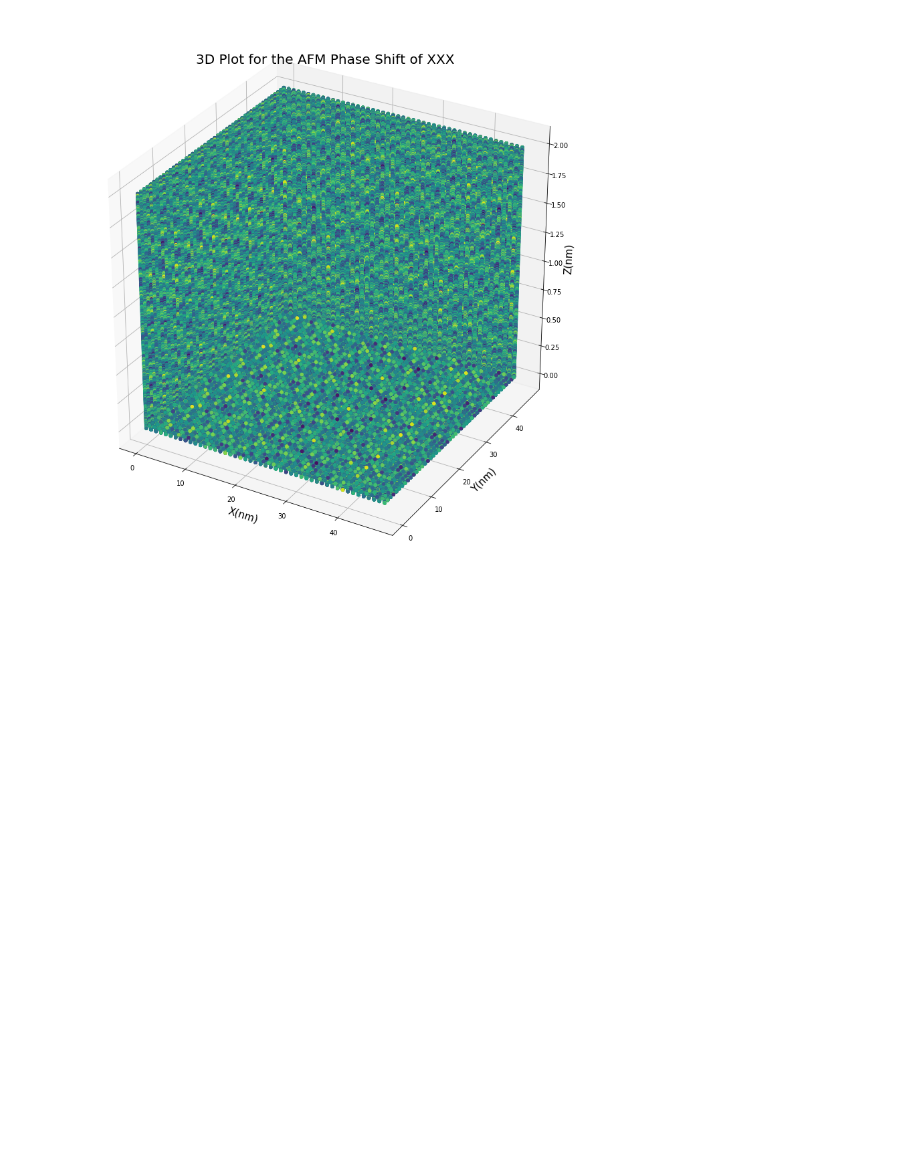
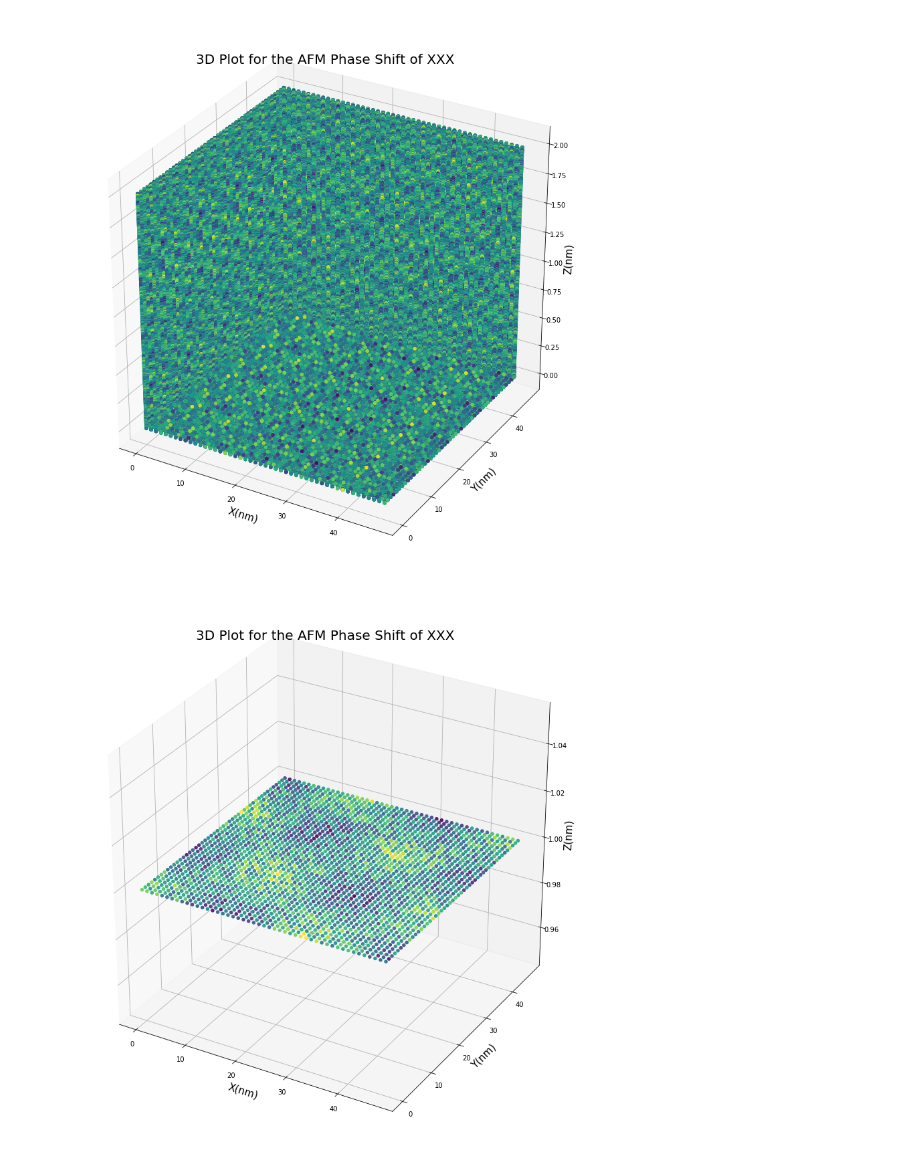
Before and after one commit to EdwardZheng0312/3ddatadiver, a Jupyter notebook: AFM-3dplot.ipynb, the cells around one changed output. Cells and saved outputs as stored; diff of their text form; code cells hidden in the pictures; blank space fills up the shorter version.

Commit message:
modify the 3d plot

```diff
--- a/AFM-3dplot.ipynb
+++ b/AFM-3dplot.ipynb
@@ -37,7 +37,7 @@ for k in range(len(c)):
     for i in range(len(a)):
         B = pslist[k][i]
         for j in range(len(b)):
-            A = pslist[250][i][j]
+            A = pslist[k][i][j]
             psasas.append(A)
 l = psasas
 
@@ -67,0 +66,25 @@ print(A)
+# %%
+a = np.linspace(0, 47, 48)
+b = np.linspace(0, 47, 48)
+c = 1
+x, y, z = np.meshgrid(a, b, c)
+
+#phaseshift information as intensity case
+psasas = []
+for i in range(len(a)):
+    B = pslist[k][i]
+    for j in range(len(b)):
+        A = pslist[250][i][j]
+        psasas.append(A)
+l = psasas
+
+fig = plt.figure(figsize=(15,15))
+ax = fig.add_subplot(111, projection='3d')
+ax.scatter(x, y, z, c=l, alpha=.9)
+ax.set_xlabel('X(nm)', fontsize=15)
+ax.set_ylabel('Y(nm)', fontsize=15)
+ax.set_zlabel('Z(nm)', fontsize=15)
+ax.set_title('3D Plot for the AFM Phase Shift of XXX', fontsize=20)
+plt.show()
+# %% [output]
+[figure, added]
```
Also changed, not shown: parts of 1 cell of this notebook.
